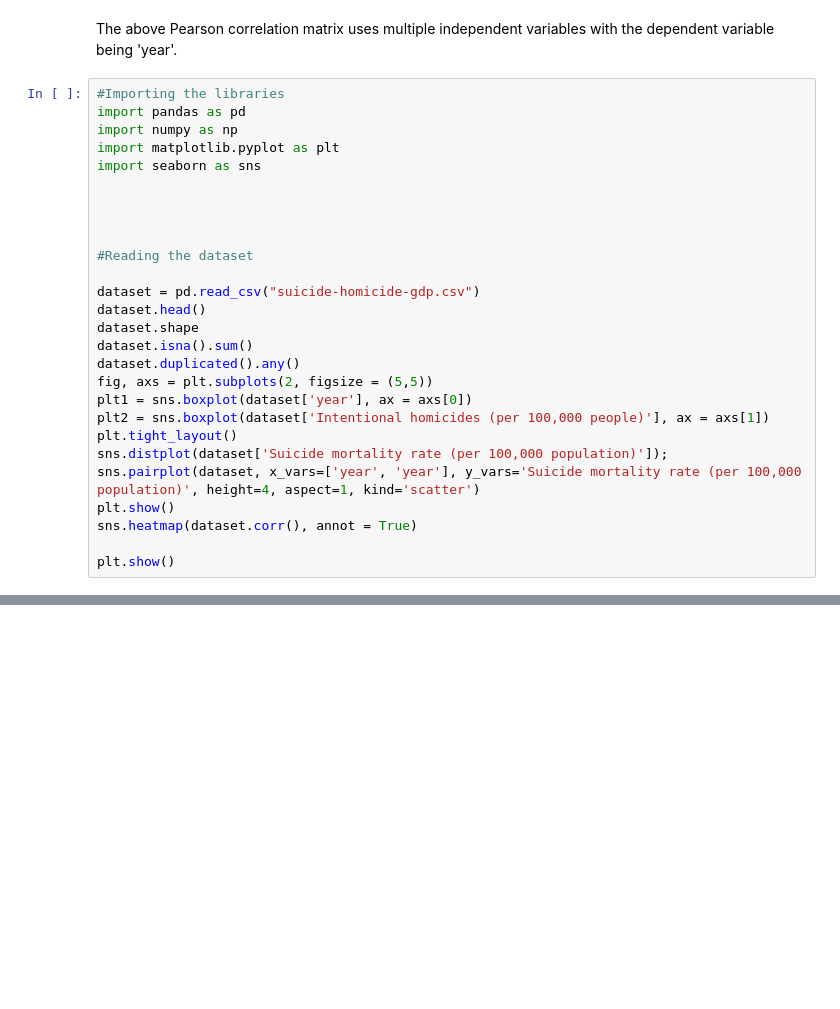
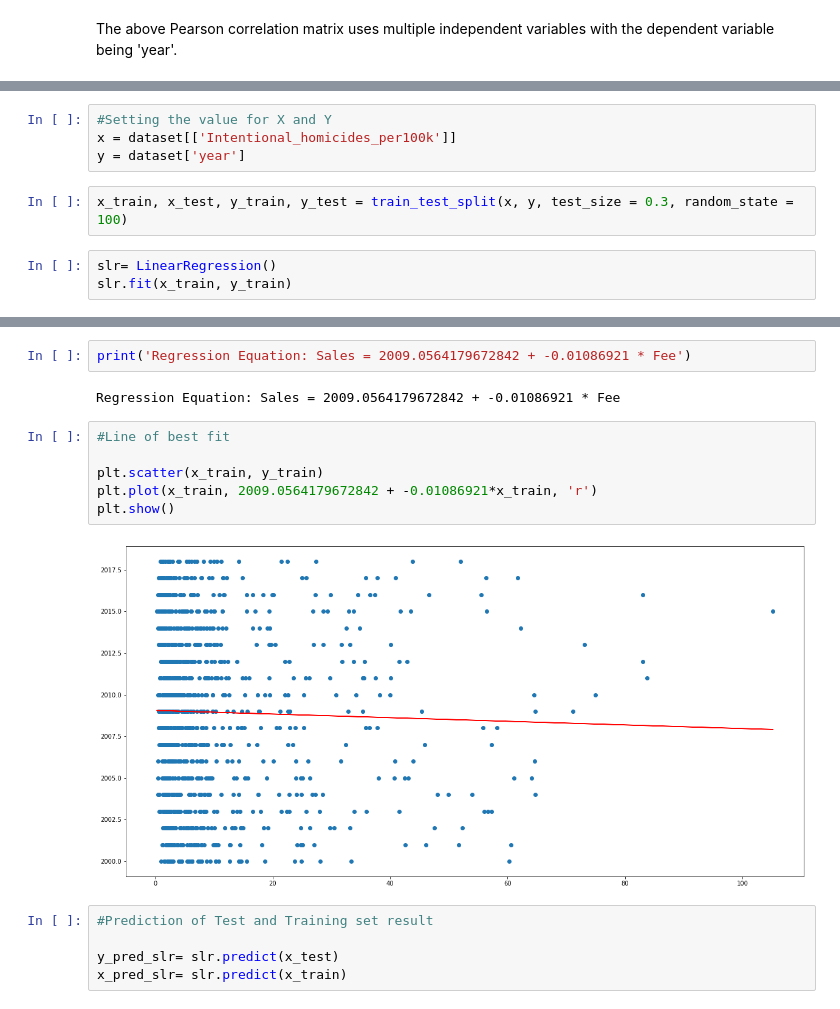
Before and after one commit to MohammedAlghazi17/Data-Mining-, a Jupyter notebook: BSHC4_Group_Project.ipynb, the cells around one changed output, grey strips where cells are left out. Drawn from its saved outputs; the diff is of its cells as text; blank space fills up the shorter version.

Commit message:
Updated Regression

```diff
--- a/BSHC4_Group_Project.ipynb
+++ b/BSHC4_Group_Project.ipynb
@@ -225,30 +223,3 @@ plt.show()
 [figure]
 # %% [markdown]
 The above Pearson correlation matrix uses multiple independent variables with the dependent variable being 'year'.
-# %%
-#Importing the libraries
-import pandas as pd
-import numpy as np
-import matplotlib.pyplot as plt
-import seaborn as sns
-
-
-
-
-#Reading the dataset
-
-dataset = pd.read_csv("suicide-homicide-gdp.csv")
-dataset.head()
-dataset.shape
-dataset.isna().sum()
-dataset.duplicated().any()
-fig, axs = plt.subplots(2, figsize = (5,5))
-plt1 = sns.boxplot(dataset['year'], ax = axs[0])
-plt2 = sns.boxplot(dataset['Intentional homicides (per 100,000 people)'], ax = axs[1])
-plt.tight_layout()
-sns.distplot(dataset['Suicide mortality rate (per 100,000 population)']);
-sns.pairplot(dataset, x_vars=['year', 'year'], y_vars='Suicide mortality rate (per 100,000 population)', height=4, aspect=1, kind='scatter')
-plt.show()
-sns.heatmap(dataset.corr(), annot = True)
-
-plt.show()
@@ -258,0 +230,9 @@ plt.show()
+# %%
+#Setting the value for X and Y
+x = dataset[['Intentional_homicides_per100k']]
+y = dataset['year']
+# %%
+x_train, x_test, y_train, y_test = train_test_split(x, y, test_size = 0.3, random_state = 100)
+# %%
+slr= LinearRegression()
+slr.fit(x_train, y_train)
@@ -258,0 +249,17 @@ plt.show()
+# %%
+print('Regression Equation: Sales = 2009.0564179672842 + -0.01086921 * Fee')
+# %% [output]
+Regression Equation: Sales = 2009.0564179672842 + -0.01086921 * Fee
+# %%
+#Line of best fit
+
+plt.scatter(x_train, y_train)
+plt.plot(x_train, 2009.0564179672842 + -0.01086921*x_train, 'r')
+plt.show()
+# %% [output]
+[figure, added]
+# %%
+#Prediction of Test and Training set result
+
+y_pred_slr= slr.predict(x_test)
+x_pred_slr= slr.predict(x_train)
```
Also changed, not shown: parts of 12 cells of this notebook.
